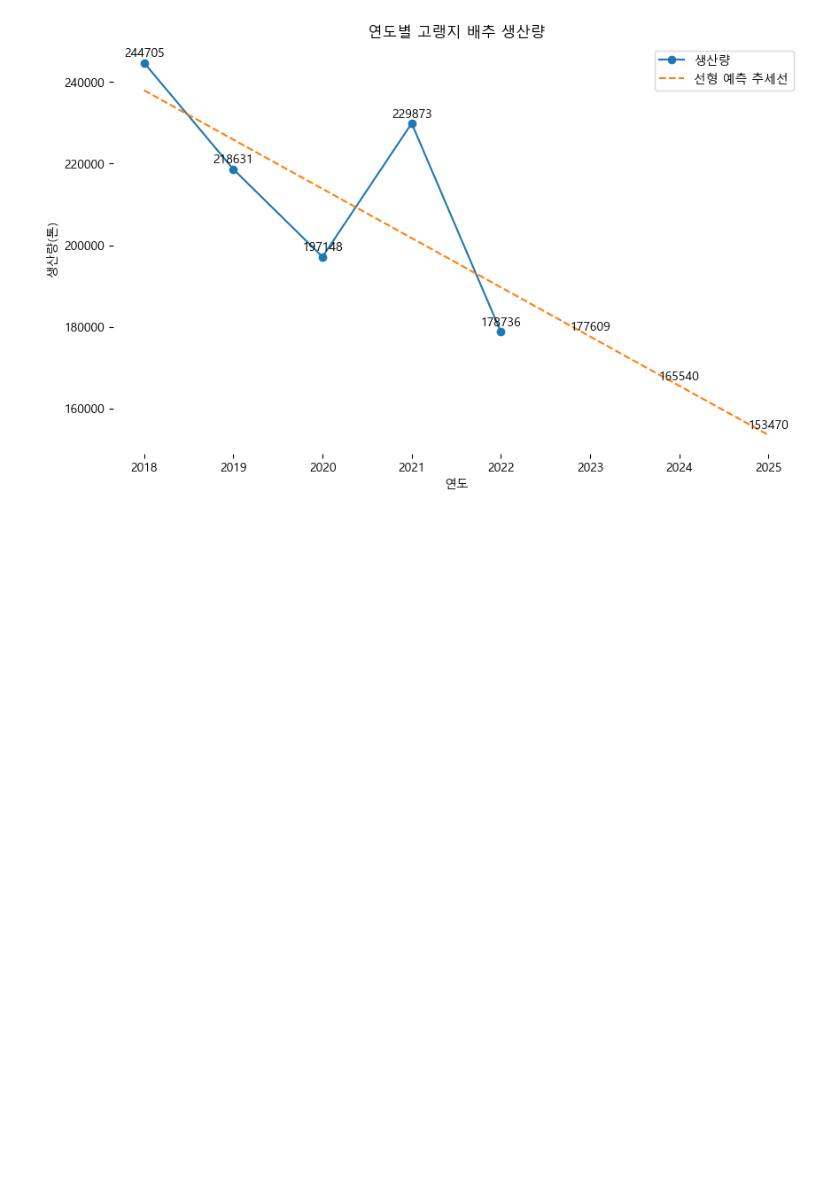
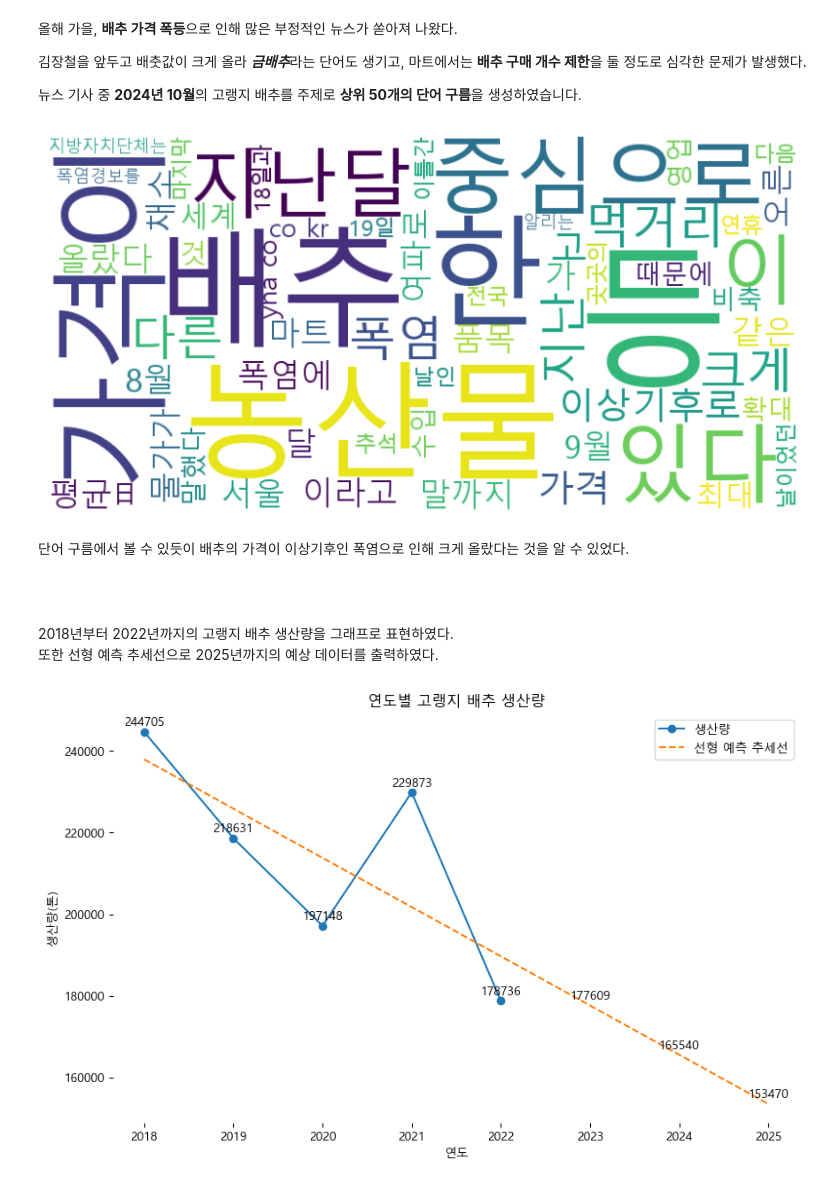
Before and after one commit to gaejarae/HighLandCabbage_Production, a Jupyter notebook: HighLandCabbage_Production.ipynb, the cells around one changed output. Drawn from its saved outputs; the diff is of its cells as text; code cells hidden in the pictures; blank space fills up the shorter version.

```diff
--- a/HighLandCabbage_Production.ipynb
+++ b/HighLandCabbage_Production.ipynb
@@ -24 +30,53 @@ plt.rcParams['font.family'] = fontprop.get_name()
+# %% [markdown]
+
+올해 가을, **배추 가격 폭등**으로 인해 많은 부정적인 뉴스가 쏟아져 나왔다.
+
+김장철을 앞두고 배춧값이 크게 올라 ***금배추***라는 단어도 생기고, 마트에서는 **배추 구매 개수 제한**을 둘 정도로 심각한 문제가 발생했다.
+
+
+뉴스 기사 중 **2024년 10월**의 고랭지 배추를 주제로 **상위 50개의 단어 구름**을 생성하였습니다.
+# %%
+urls = [
+    "https://www.yna.co.kr/view/AKR20241026023900030?input=1195m",
+    "https://www.hankyung.com/article/2024102716067",
+    "https://biz.sbs.co.kr/article/20000198329?division=NAVER",
+    "https://imnews.imbc.com/news/2024/econo/article/6650203_36452.html",
+    "https://economist.co.kr/article/view/ecn202410200005"
+]
+
+text = ""
+for url in urls:
+    headers = {'User-Agent': 'Mozilla/5.0 (Windows NT 10.0; Win64; x64) AppleWebKit/537.36 (KHTML, like Gecko) Chrome/87.0.4280.66 Safari/537.36'}
+    response = requests.get(url, headers=headers)
+    soup = BeautifulSoup(response.text, 'html.parser')
+
+    # 기사 제목 추출
+    title = soup.find('h3')
+    if title:
+        text += title.get_text() + " "
+
+    # 기사 본문 추출
+    content = soup.find_all('p')
+    for paragraph in content:
+        text += paragraph.get_text() + " "
+
+if not text.strip():
+    text = "해당 기사에서 내용을 추출할 수 없습니다."
+
+stopwords = set(['토마토','초콜릿', '연합뉴스', 'EV9', '코코아', '커피', '기자'])
+
+# 단어 구름 생성
+wordcloud = WordCloud(width=800, height=400, background_color='white', font_path=font_path, stopwords=stopwords, max_words=60).generate(text)
+
+plt.figure(figsize=(10, 5))
+plt.imshow(wordcloud, interpolation='bilinear')
+plt.axis('off')
+plt.show()
+# %% [output]
+[figure, added]
+# %% [markdown]
+단어 구름에서 볼 수 있듯이 배추의 가격이 이상기후인 폭염으로 인해 크게 올랐다는 것을 알 수 있었다.<br><br><br>
+# %% [markdown]
+2018년부터 2022년까지의 고랭지 배추 생산량을 그래프로 표현하였다.<br>
+또한 선형 예측 추세선으로 2025년까지의 예상 데이터를 출력하였다.
 # %%
```
Also changed, not shown: parts of 29 cells of this notebook, 1 other file.
